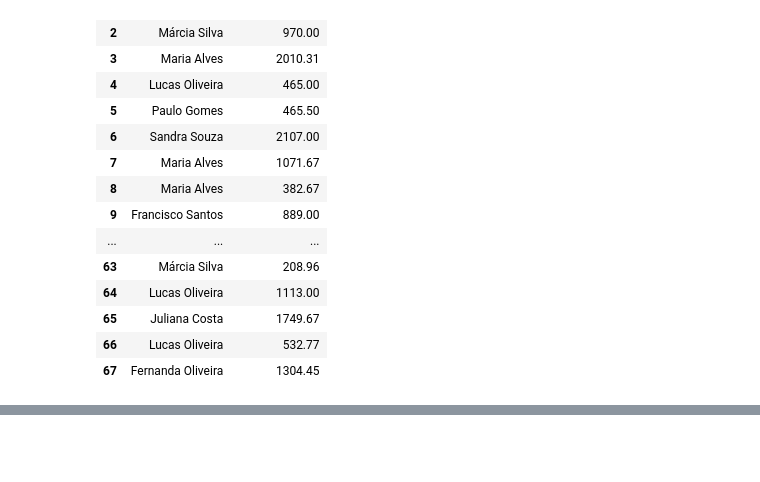
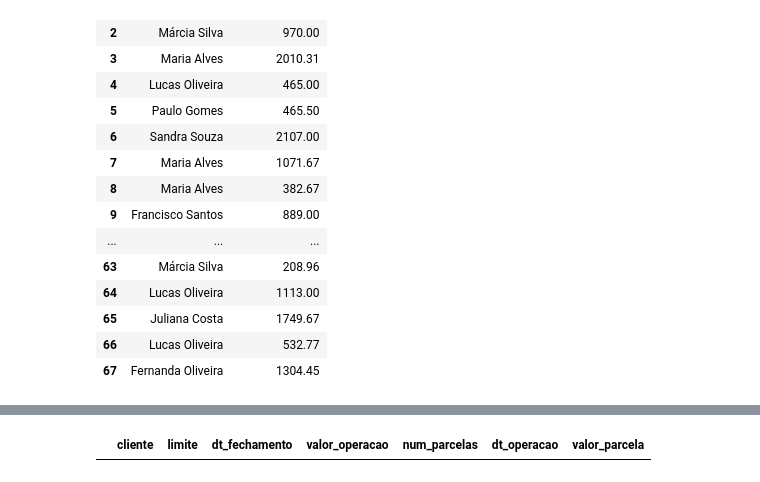
Before and after one commit to martinlietz/squadcinza_projeto3, a Jupyter notebook: projeto.ipynb, the cells around one changed output, grey strips where cells are left out. Drawn from its saved outputs; the diff is of its cells as text; code cells hidden in the pictures; blank space fills up the shorter version.

```diff
--- a/projeto.ipynb
+++ b/projeto.ipynb
@@ -135,0 +234,20 @@ df_gastos_acum.head()
+# %%
+for i in df_total.values:
+    for n in range(int(i[5])):
+
+        limite = i[1]
+        vencim = i[2]
+        cliente = i[0]
+        valor= i[4]
+        num_parcelas = i[5]
+        parcela=i[8]
+        data_operacao=i[6]
+        mes = 0
+        #if vencim.day > data_operacao.day:
+        #    data_pagamento = pd.to_datetime(dict(year=data_operacao.year, month=data_operacao.month+1, day=vencim.day))
+        #else:
+        #    data_pagamento = pd.to_datetime(dict(year=data_operacao.year, month=data_operacao.month, day=vencim.day))
+        df_total_com_parcelas.append([cliente, limite, data_operacao, valor,
+            num_parcelas, data_operacao, parcela])
+        print(i)
+    break
@@ -135,0 +265,4 @@ df_gastos_acum.head()
+# %%
+df_total_com_parcelas
+# %% [output]
+|  | cliente | limite | dt_fechamento | valor_operacao | num_parcelas | dt_operacao | valor_parcela |
```
Also changed, not shown: parts of 15 cells of this notebook.
